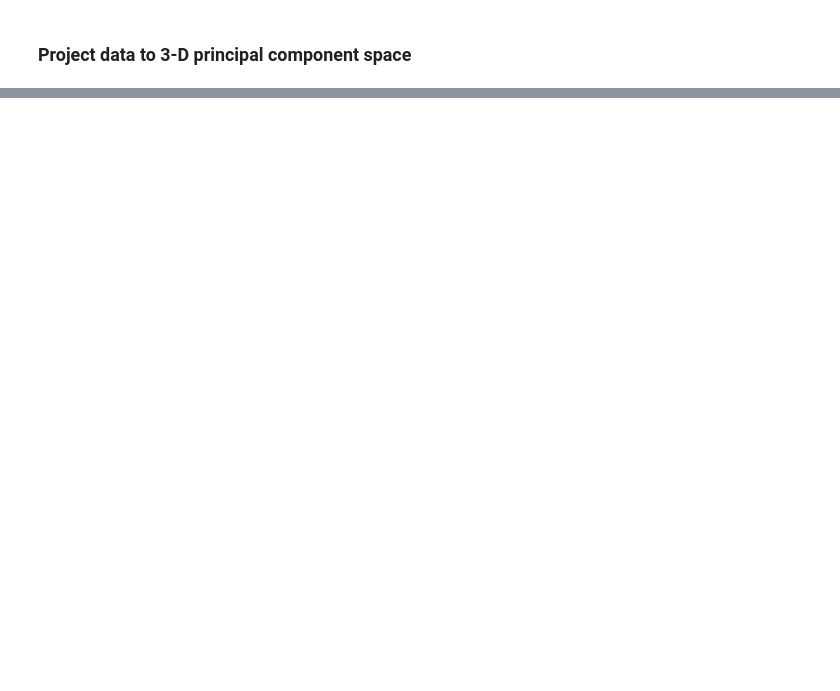
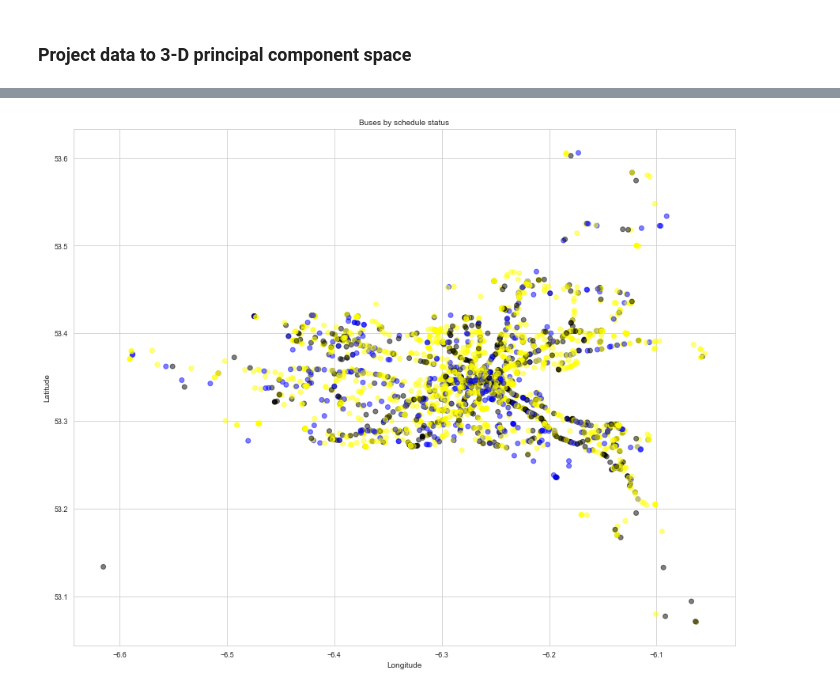
Before and after one commit to sba22230/DublinBusWeatherProject, a Jupyter notebook: Standalone_EDA.ipynb, the cells around one changed output, grey strips where cells are left out. Cells and saved outputs as stored; diff of their text form; code cells hidden in the pictures; blank space fills up the shorter version.

```diff
--- a/Standalone_EDA.ipynb
+++ b/Standalone_EDA.ipynb
@@ -1118,0 +1092,10 @@ HBox(children=(Dropdown(description='Legend Variable:', options=('Ontime', 'Cong
+# %%
+df['Colour'] = df['Delay'].apply(lambda x: 'Black' if (x < -300)  else 'Blue' if  (x > 300)  else 'Yellow')
+fig, ax = plt.subplots(figsize=(15,12))
+plt.scatter(x=df['LonWGS84'], y=df['LatWGS84'], alpha=0.5,  c=df['Colour'] )
+plt.title('Buses by schedule status')
+plt.xlabel('Longitude')
+plt.ylabel('Latitude')
+plt.show();
+# %% [output]
+[figure, added]
```
Also changed, not shown: parts of 27 cells of this notebook.
